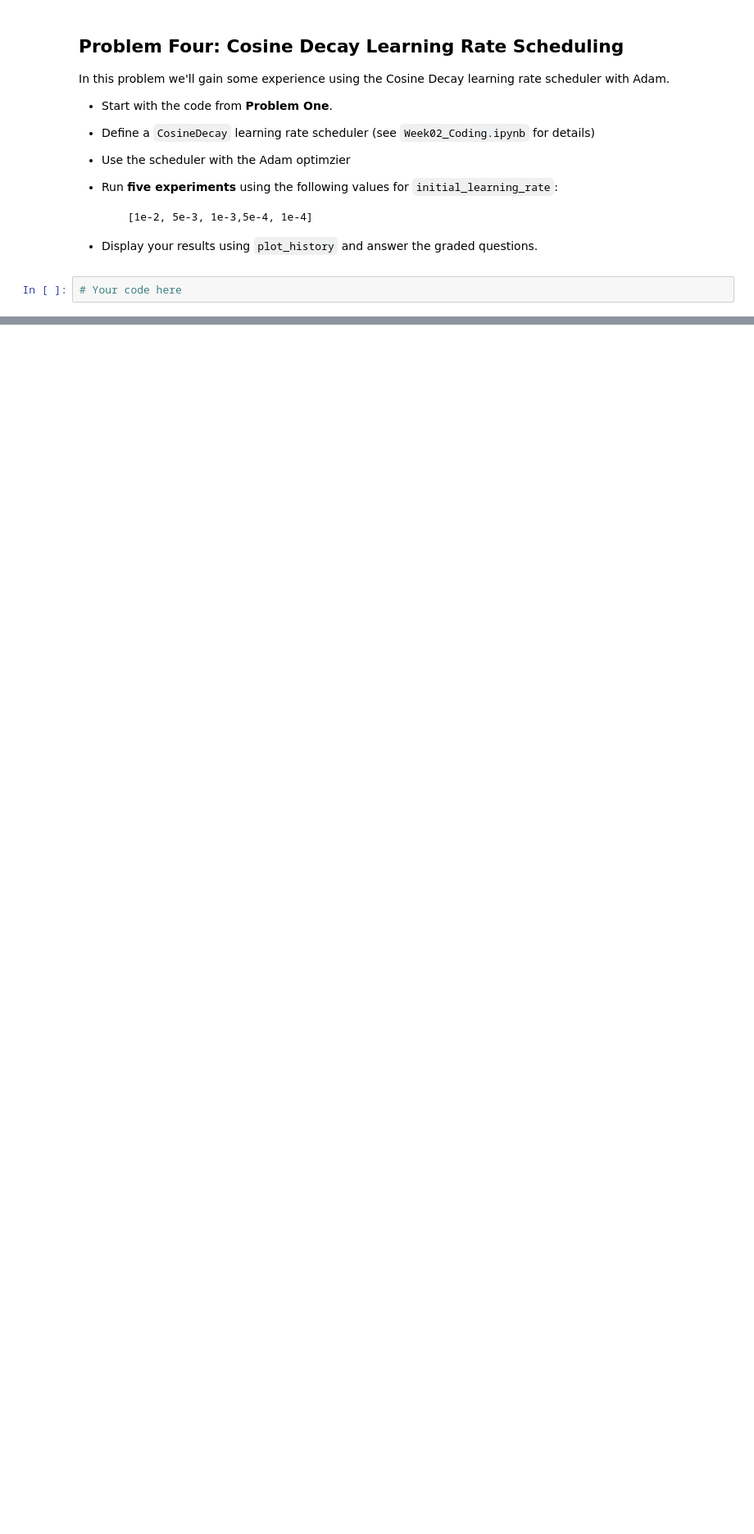
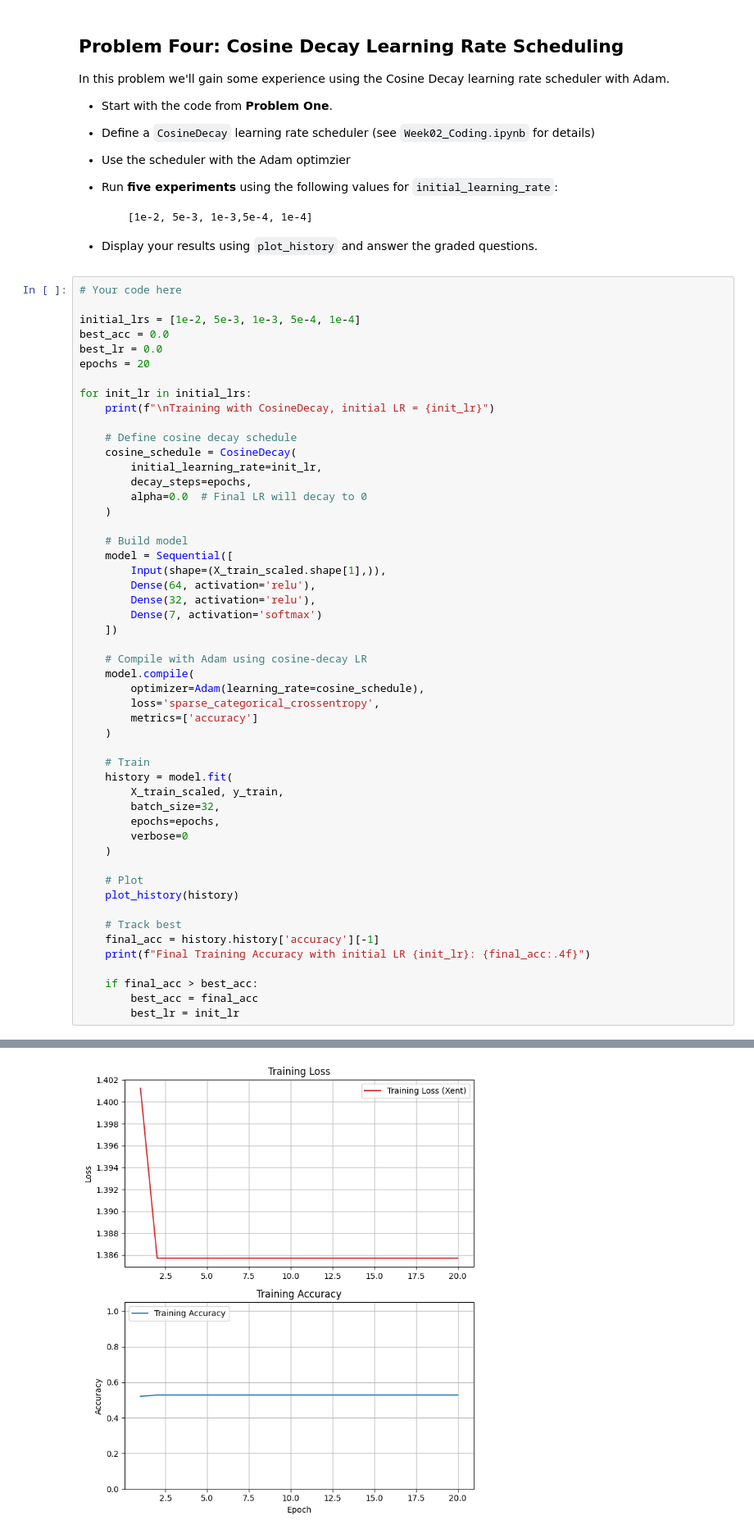
Before and after one commit to ses1002/703MLhomework2, a Jupyter notebook: Homework_02.ipynb, the cells around one changed output, grey strips where cells are left out. Shown at 82% size. Drawn from its saved outputs; the diff is of its cells as text; blank space fills up the shorter version.

```diff
--- a/Homework_02.ipynb
+++ b/Homework_02.ipynb
@@ -245,3 +454,53 @@ In this problem we'll gain some experience using the Cosine Decay learning rate
 * Display your results using `plot_history` and answer the graded questions.
 # %%
 # Your code here
+
+initial_lrs = [1e-2, 5e-3, 1e-3, 5e-4, 1e-4]
+best_acc = 0.0
+best_lr = 0.0
+epochs = 20
+
+for init_lr in initial_lrs:
+    print(f"\nTraining with CosineDecay, initial LR = {init_lr}")
+
+    # Define cosine decay schedule
+    cosine_schedule = CosineDecay(
+        initial_learning_rate=init_lr,
+        decay_steps=epochs,
+        alpha=0.0  # Final LR will decay to 0
+    )
+
+    # Build model
+    model = Sequential([
+        Input(shape=(X_train_scaled.shape[1],)),
+        Dense(64, activation='relu'),
+        Dense(32, activation='relu'),
+        Dense(7, activation='softmax')
+    ])
+
+    # Compile with Adam using cosine-decay LR
+    model.compile(
+        optimizer=Adam(learning_rate=cosine_schedule),
+        loss='sparse_categorical_crossentropy',
+        metrics=['accuracy']
+    )
+
+    # Train
+    history = model.fit(
+        X_train_scaled, y_train,
+        batch_size=32,
+        epochs=epochs,
+        verbose=0
+    )
+
+    # Plot
+    plot_history(history)
+
+    # Track best
+    final_acc = history.history['accuracy'][-1]
+    print(f"Final Training Accuracy with initial LR {init_lr}: {final_acc:.4f}")
+
+    if final_acc > best_acc:
+        best_acc = final_acc
+        best_lr = init_lr
+# %% [output]
@@ -247,0 +508 @@ In this problem we'll gain some experience using the Cosine Decay learning rate
+[figure, added]
```
Also changed, not shown: parts of 28 cells of this notebook.
